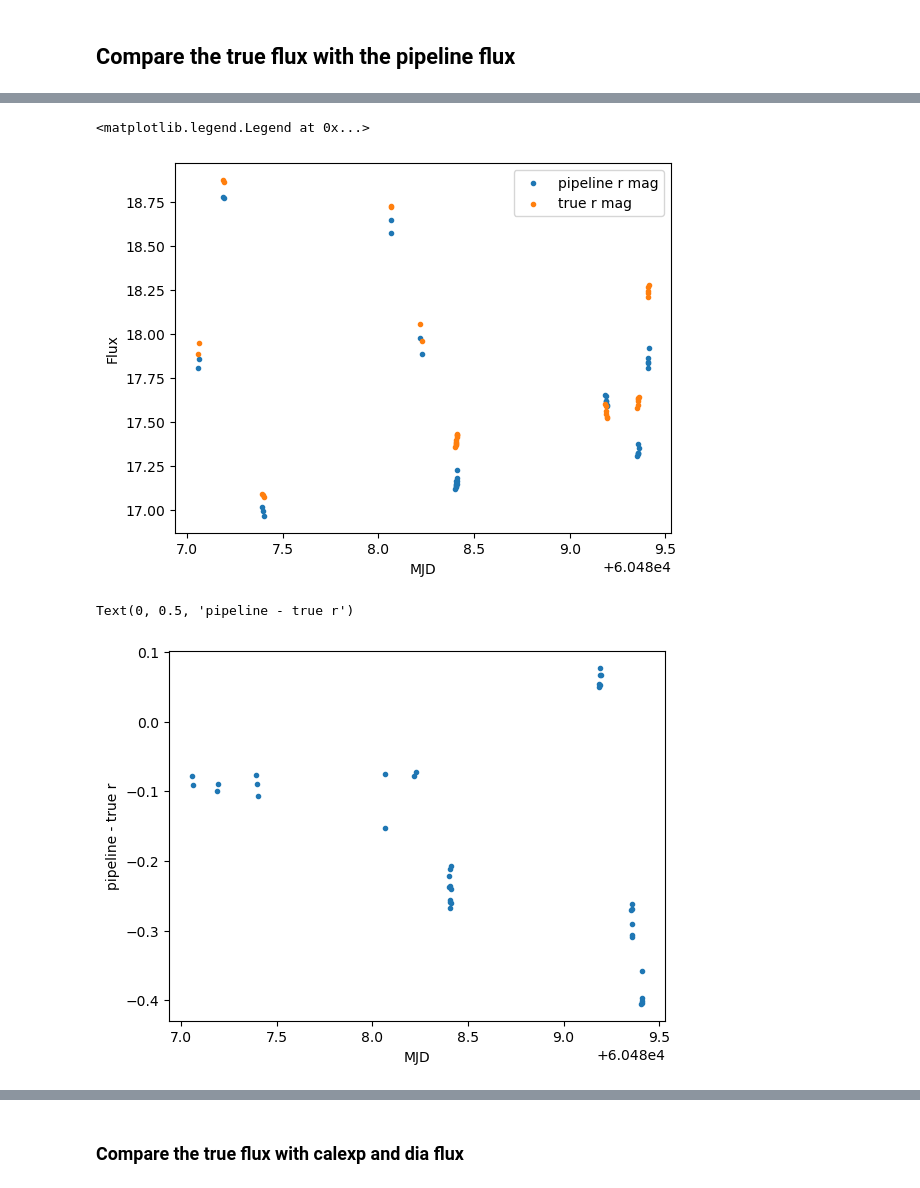
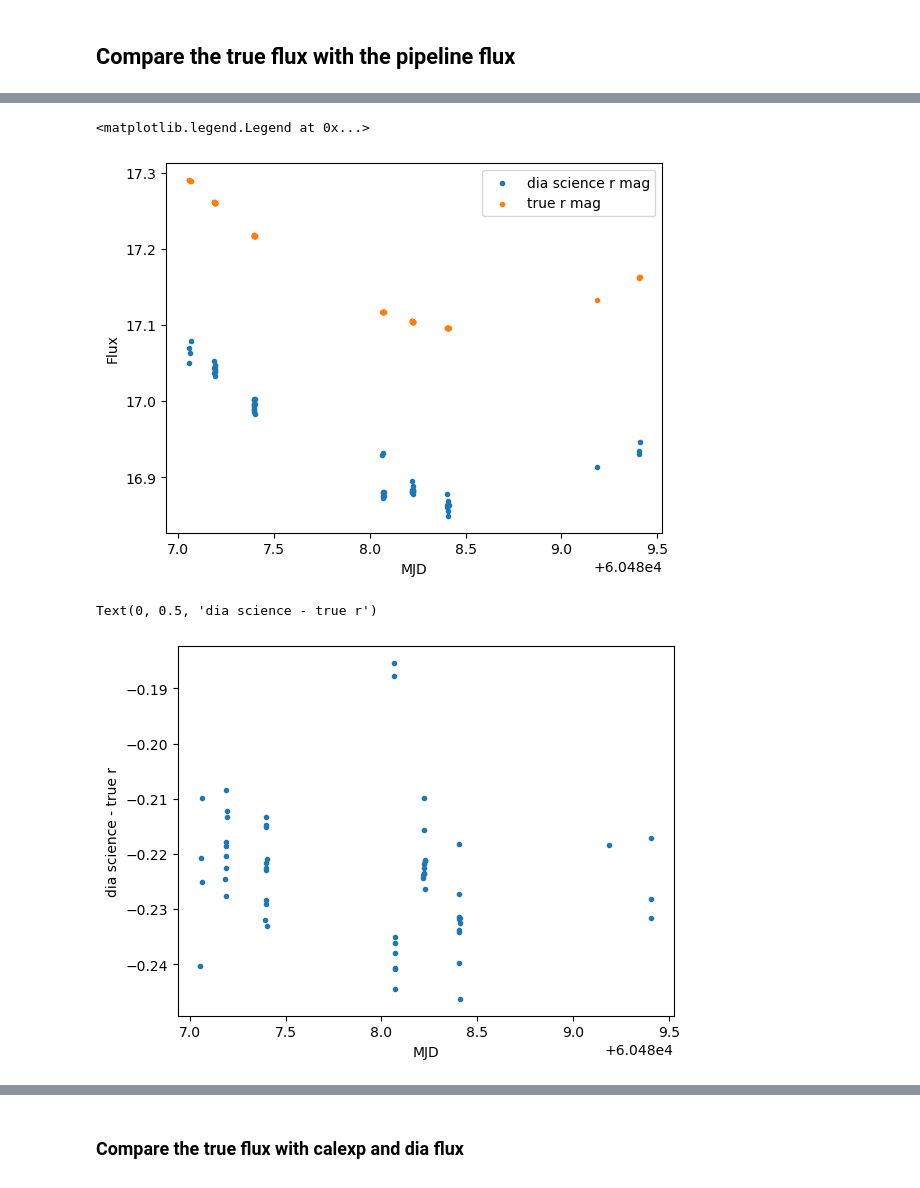
Before and after one commit to lsst-dm/vv-team-notebooks, a Jupyter notebook: notebooks/SP-1077-true_pipeline_lightcurve_opsr4.ipynb, the cells around one changed output, grey strips where cells are left out. Saved outputs shown, nothing was run; the diff lists cells and outputs as text; code cells hidden in the pictures.

Commit message:
modified plot labels

```diff
--- a/notebooks/SP-1077-true_pipeline_lightcurve_opsr4.ipynb
+++ b/notebooks/SP-1077-true_pipeline_lightcurve_opsr4.ipynb
@@ -125,4 +107,10 @@ for i, dt in enumerate(registry.queryDatasets(datasetType='goodSeeingCoadd', col
 # %%
+# select_tract = 2494
+# select_patch = 275
+# select_tract = 2494
+# select_patch = 155
+# select_tract = 2494
+# select_patch = 204
 select_tract = 2494
-select_patch = 275
+select_patch = 138
 # %%
@@ -428,19 +414,19 @@ Text(0, 0.5, 'pipeline - true g')
 # %%
-plt.scatter(df_r['midpointMjdTai'].to_numpy(), r_mag, marker='.', label='pipeline r mag')
+plt.scatter(df_r['midpointMjdTai'].to_numpy(), r_mag, marker='.', label='dia science r mag')
 plt.scatter(df_r['midpointMjdTai'].to_numpy(), truth_magnitude_r, marker='.', label='true r mag')
 plt.xlabel('MJD')
 plt.ylabel('Flux')
 plt.legend()
 # %% [output]
 <matplotlib.legend.Legend at 0x...>
-[figure, old version]
+[figure, new version]
 # %%
 # find the difference between true and pipeline flux
 r_diff = (r_mag - truth_magnitude_r)
 plt.scatter(df_r['midpointMjdTai'].to_numpy(), r_diff, marker='.')
 plt.xlabel('MJD')
-plt.ylabel('pipeline - true r')
+plt.ylabel('dia science - true r')
 # %% [output]
-Text(0, 0.5, 'pipeline - true r')
+Text(0, 0.5, 'dia science - true r')
-[figure, old version]
+[figure, new version]
 # %%
```
Also changed, not shown: parts of 33 cells of this notebook.
